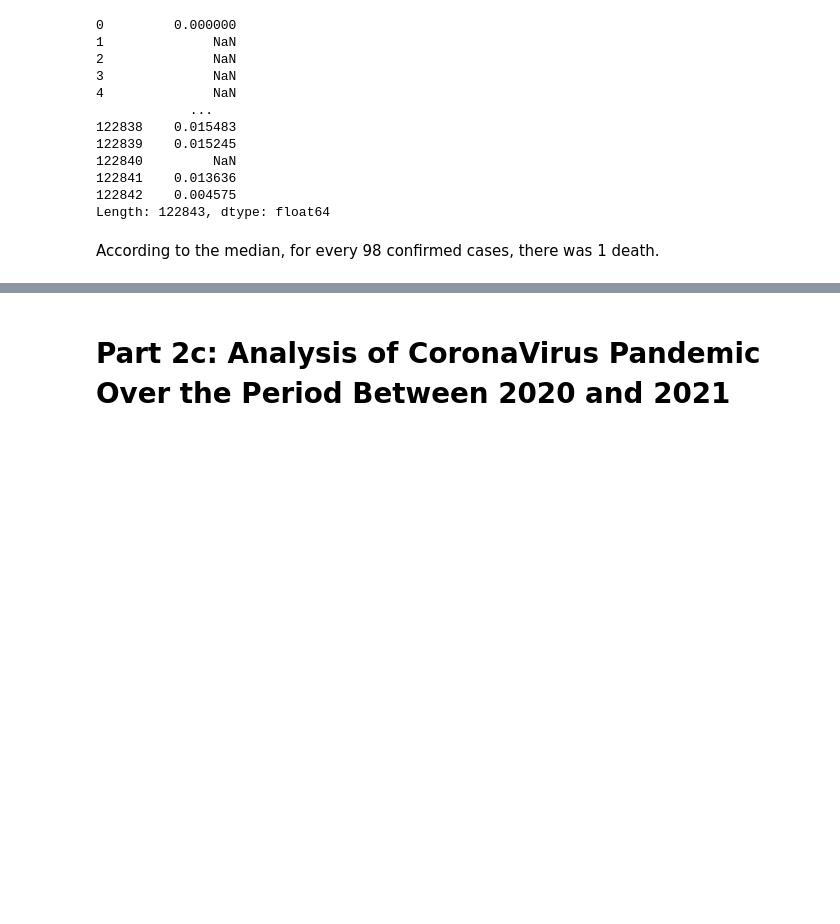
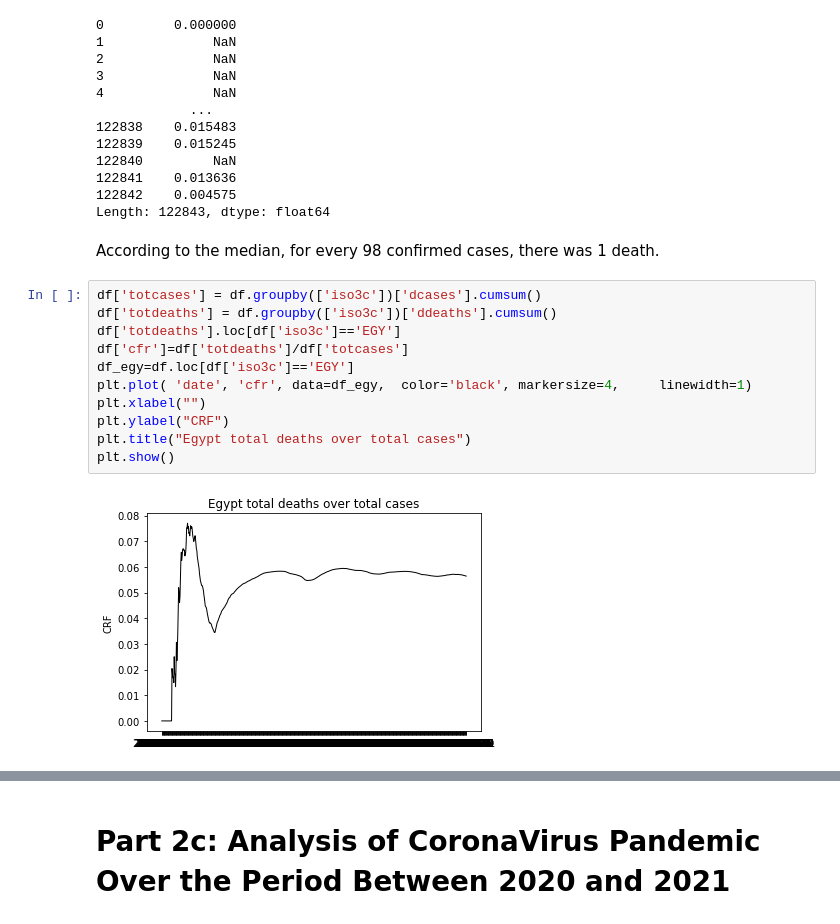
Before and after one commit to malouche/DSC2spring2022, a Jupyter notebook: Ali Baligh 900211718 assig 2.ipynb, the cells around one changed output, grey strips where cells are left out. Drawn from its saved outputs; the diff is of its cells as text; blank space fills up the shorter version.

```diff
--- a/Ali Baligh 900211718 assig 2.ipynb
+++ b/Ali Baligh 900211718 assig 2.ipynb
@@ -1044,3 +1135,16 @@ fatality
 Length: 122843, dtype: float64
 # %% [markdown]
 According to the median, for every 98 confirmed cases, there was 1 death.
+# %%
+df['totcases'] = df.groupby(['iso3c'])['dcases'].cumsum()
+df['totdeaths'] = df.groupby(['iso3c'])['ddeaths'].cumsum()
+df['totdeaths'].loc[df['iso3c']=='EGY']
+df['cfr']=df['totdeaths']/df['totcases']
+df_egy=df.loc[df['iso3c']=='EGY']
+plt.plot( 'date', 'cfr', data=df_egy,  color='black', markersize=4,     linewidth=1)
+plt.xlabel("")
+plt.ylabel("CRF")
+plt.title("Egypt total deaths over total cases")
+plt.show()
+# %% [output]
+[figure, added]
```
Also changed, not shown: parts of 43 cells of this notebook.
